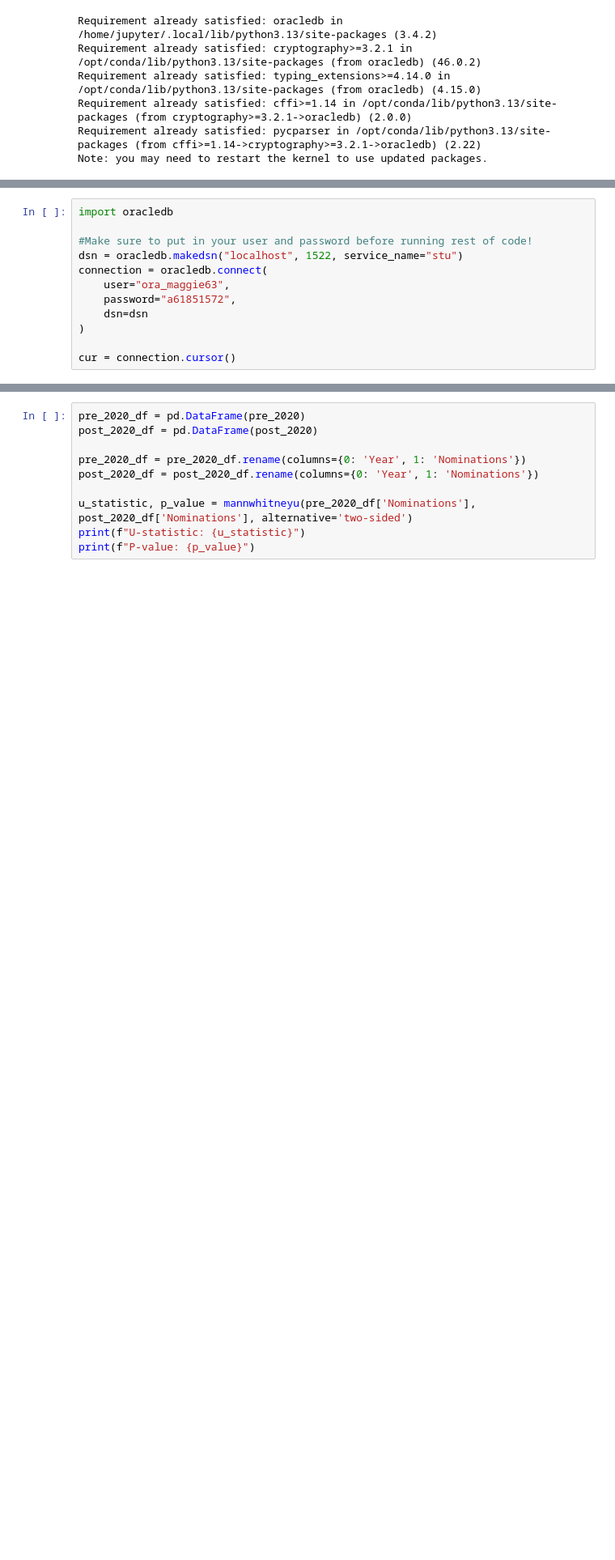
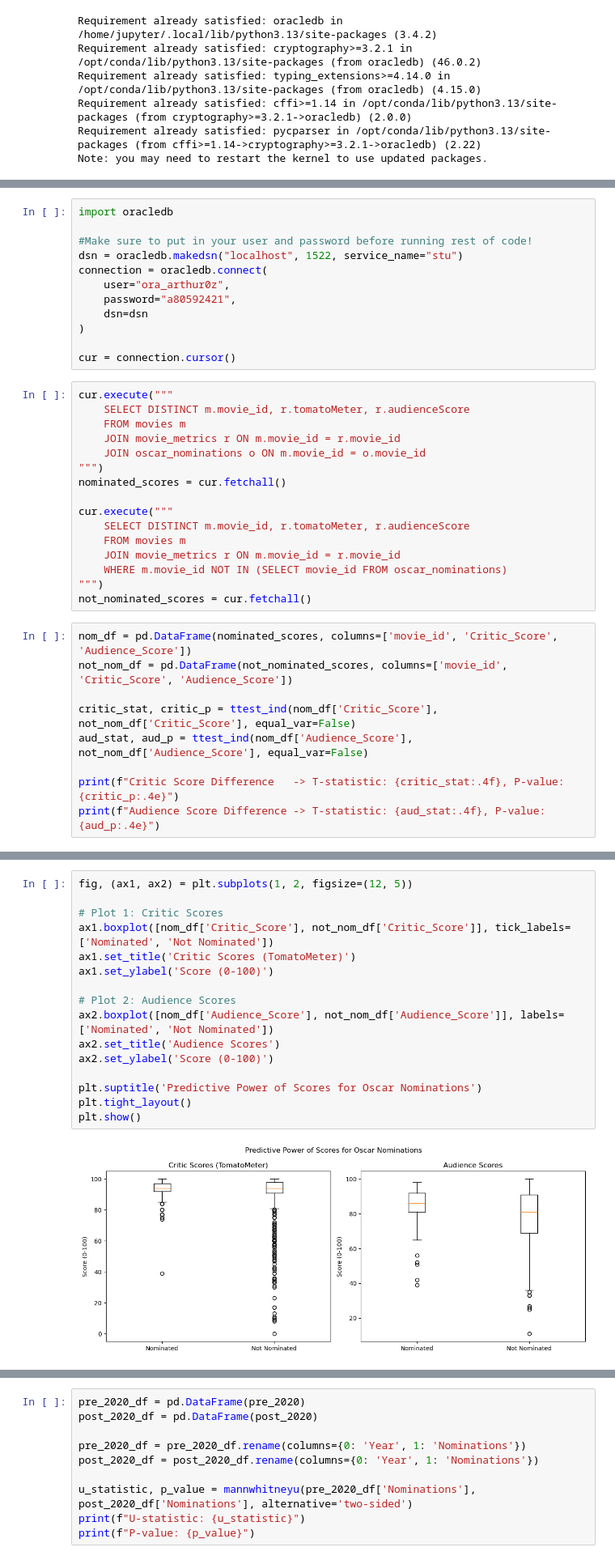
Before and after one commit to maggie63/cpsc368_group19, a Jupyter notebook: phase-3.ipynb, the cells around one changed output, grey strips where cells are left out. Shown at 81% size. Cells and saved outputs as stored; diff of their text form; blank space fills up the shorter version.

Commit message:
Visualization

```diff
--- a/phase-3.ipynb
+++ b/phase-3.ipynb
@@ -18,9 +23,34 @@ import oracledb
 #Make sure to put in your user and password before running rest of code!
 dsn = oracledb.makedsn("localhost", 1522, service_name="stu")
 connection = oracledb.connect(
-    user="ora_maggie63",
-    password="a61851572",
+    user="ora_arthur0z",
+    password="a80592421",
     dsn=dsn
 )
 
 cur = connection.cursor()
+# %%
+cur.execute("""
+    SELECT DISTINCT m.movie_id, r.tomatoMeter, r.audienceScore
+    FROM movies m
+    JOIN movie_metrics r ON m.movie_id = r.movie_id
+    JOIN oscar_nominations o ON m.movie_id = o.movie_id
+""")
+nominated_scores = cur.fetchall()
+
+cur.execute("""
+    SELECT DISTINCT m.movie_id, r.tomatoMeter, r.audienceScore
+    FROM movies m
+    JOIN movie_metrics r ON m.movie_id = r.movie_id
+    WHERE m.movie_id NOT IN (SELECT movie_id FROM oscar_nominations)
+""")
+not_nominated_scores = cur.fetchall()
+# %%
+nom_df = pd.DataFrame(nominated_scores, columns=['movie_id', 'Critic_Score', 'Audience_Score'])
+not_nom_df = pd.DataFrame(not_nominated_scores, columns=['movie_id', 'Critic_Score', 'Audience_Score'])
+
+critic_stat, critic_p = ttest_ind(nom_df['Critic_Score'], not_nom_df['Critic_Score'], equal_var=False)
+aud_stat, aud_p = ttest_ind(nom_df['Audience_Score'], not_nom_df['Audience_Score'], equal_var=False)
+
+print(f"Critic Score Difference   -> T-statistic: {critic_stat:.4f}, P-value: {critic_p:.4e}")
+print(f"Audience Score Difference -> T-statistic: {aud_stat:.4f}, P-value: {aud_p:.4e}")
@@ -26,0 +60,18 @@ cur = connection.cursor()
+# %%
+fig, (ax1, ax2) = plt.subplots(1, 2, figsize=(12, 5))
+
+# Plot 1: Critic Scores
+ax1.boxplot([nom_df['Critic_Score'], not_nom_df['Critic_Score']], tick_labels=['Nominated', 'Not Nominated'])
+ax1.set_title('Critic Scores (TomatoMeter)')
+ax1.set_ylabel('Score (0-100)')
+
+# Plot 2: Audience Scores
+ax2.boxplot([nom_df['Audience_Score'], not_nom_df['Audience_Score']], labels=['Nominated', 'Not Nominated'])
+ax2.set_title('Audience Scores')
+ax2.set_ylabel('Score (0-100)')
+
+plt.suptitle('Predictive Power of Scores for Oscar Nominations')
+plt.tight_layout()
+plt.show()
+# %% [output]
+[figure, added]
```
Also changed, not shown: parts of 5 cells of this notebook.
